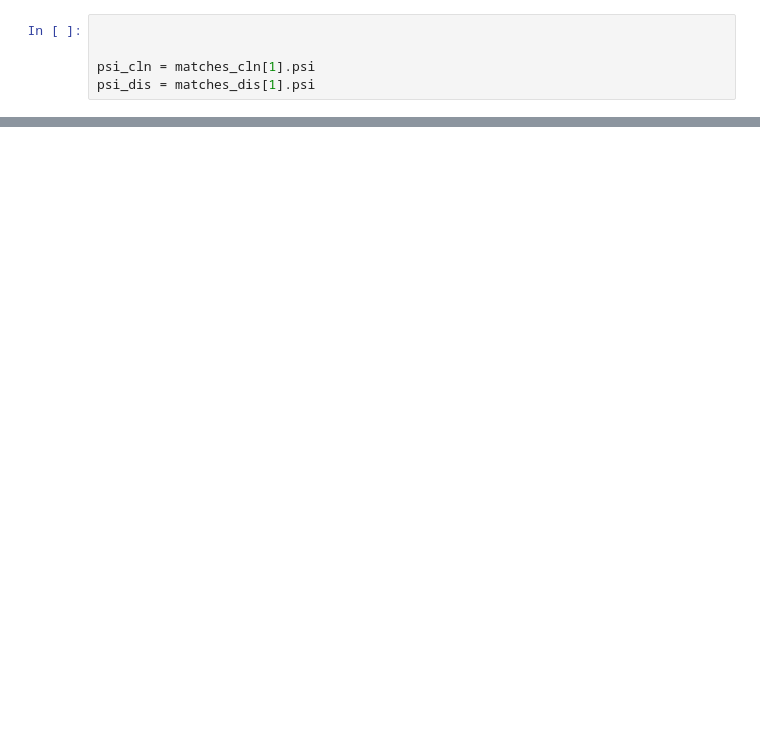
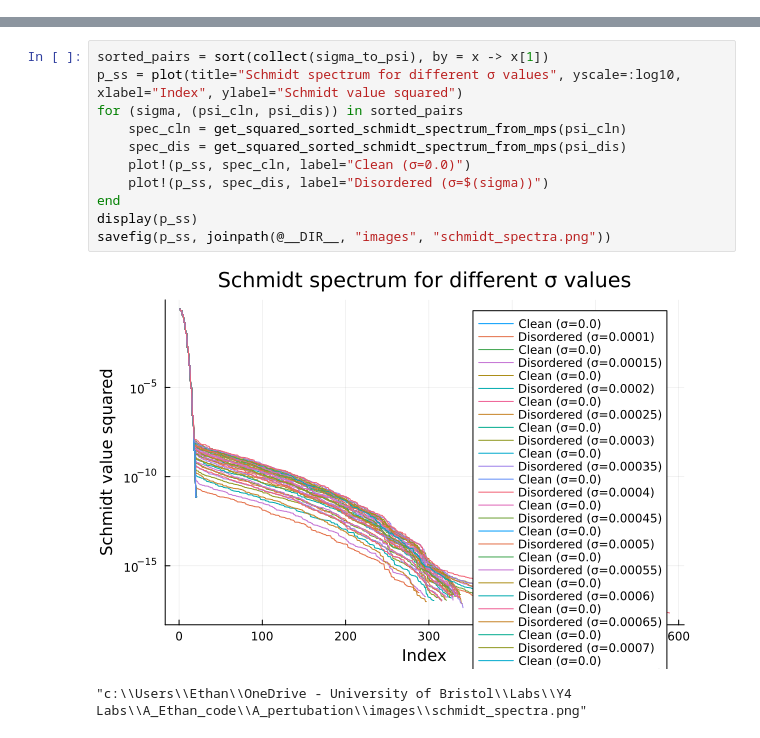
Before and after one commit to JuicerOfApples/FYRP, a Jupyter notebook: A_pertubation/analysis.ipynb, the cells around one changed output, grey strips where cells are left out. Saved outputs shown, nothing was run; the diff lists cells and outputs as text; blank space fills up the shorter version.

```diff
--- a/A_pertubation/analysis.ipynb
+++ b/A_pertubation/analysis.ipynb
@@ -45,5 +56,0 @@ BoundsError: BoundsError: attempt to access 0-element Vector{@NamedTuple{run_id:
-# %%
-
-
-psi_cln = matches_cln[1].psi
-psi_dis = matches_dis[1].psi
@@ -54,0 +150,14 @@ spec_dis = get_squared_sorted_schmidt_spectrum_from_mps(psi_dis)
+# %%
+sorted_pairs = sort(collect(sigma_to_psi), by = x -> x[1])
+p_ss = plot(title="Schmidt spectrum for different σ values", yscale=:log10, xlabel="Index", ylabel="Schmidt value squared")
+for (sigma, (psi_cln, psi_dis)) in sorted_pairs
+    spec_cln = get_squared_sorted_schmidt_spectrum_from_mps(psi_cln)
+    spec_dis = get_squared_sorted_schmidt_spectrum_from_mps(psi_dis)
+    plot!(p_ss, spec_cln, label="Clean (σ=0.0)")
+    plot!(p_ss, spec_dis, label="Disordered (σ=$(sigma))")
+end
+display(p_ss)
+savefig(p_ss, joinpath(@__DIR__, "images", "schmidt_spectra.png"))
+# %% [output]
+[figure, added]
+"c:\\Users\\Ethan\\OneDrive - University of Bristol\\Labs\\Y4 Labs\\A_Ethan_code\\A_pertubation\\images\\schmidt_spectra.png"
```
Also changed, not shown: parts of 24 cells of this notebook, 12 other files.
